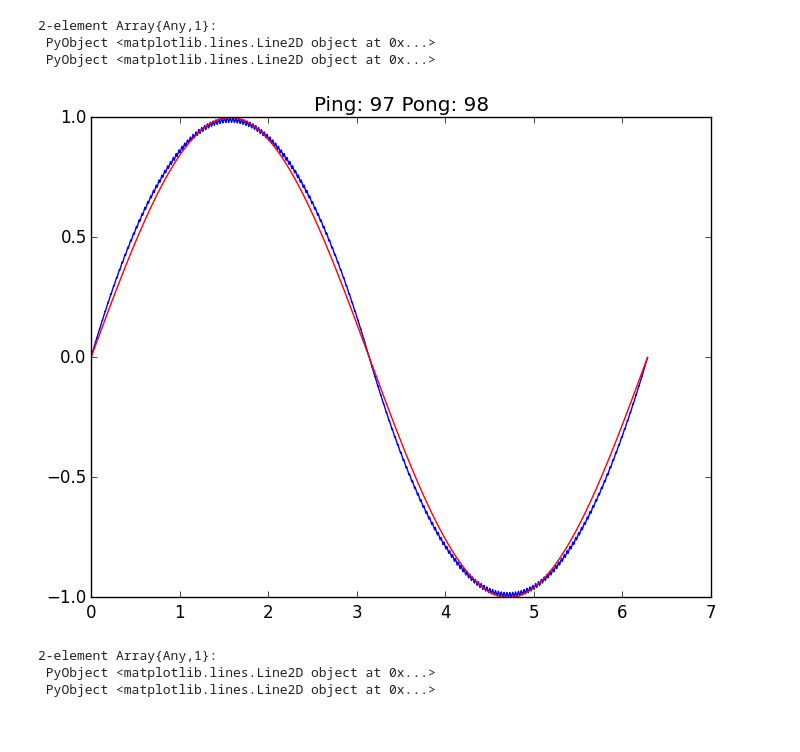
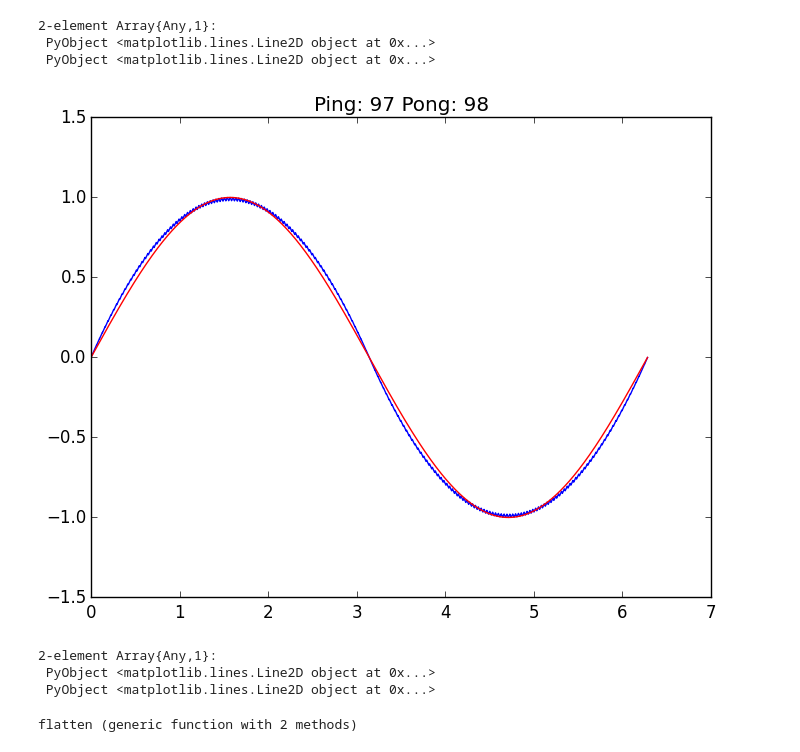
Before and after one commit to mgje/Python-Mathematik-Beispiele, a Jupyter notebook: notebook/Sin_Approximation.ipynb, the cells around one changed output. Saved outputs shown, nothing was run; the diff lists cells and outputs as text; code cells hidden in the pictures.

```diff
--- a/notebook/Sin_Approximation.ipynb
+++ b/notebook/Sin_Approximation.ipynb
@@ -106,18 +105,36 @@ plot(x, y2,"b-", x,y3,"r-", linewidth=1.0)
  PyObject <matplotlib.lines.Line2D object at 0x...>
  PyObject <matplotlib.lines.Line2D object at 0x...>
 # %%
+ϵ=0.008
 pri = primes(99)
 ping=last(pri)
 pong=ping+1
 y = [pp(n,ping,pong) for n in 1:2*ping*pong]
 ymax = maximum(y)
-y2 = 1.0/ymax*y
+y2 = 1.0/(ymax-ϵ)*y
 x = linspace(0,2*pi,2*ping*pong)
 y3 = sin(x)
 title("Ping: $(ping) Pong: $(ping+1)")
 plot(x, y2,"b-", x,y3,"r-", linewidth=1.0)
 # %% [output]
-[figure, old version]
+[figure, new version]
 2-element Array{Any,1}:
  PyObject <matplotlib.lines.Line2D object at 0x...>
  PyObject <matplotlib.lines.Line2D object at 0x...>
+# %%
+A = [pp(n) for n in 1:34]
+
+function flatten(A,w=3)
+    tmp = size(A)
+    l=tmp[1]
+    A1 = [A[i] for i in 1:w]
+    #print(A1)
+    A2 = [sum(A[i-w:i+w])/(2*w+1) for i in w+1:l-w]
+    #print (A2)
+    A3 = [A[i] for i in l-w+1:l]
+    #print(A3)
+    return [A1;A2;A3]
+
+end
+# %% [output]
+flatten (generic function with 2 methods)
```
Also changed, not shown: parts of 20 cells of this notebook.
